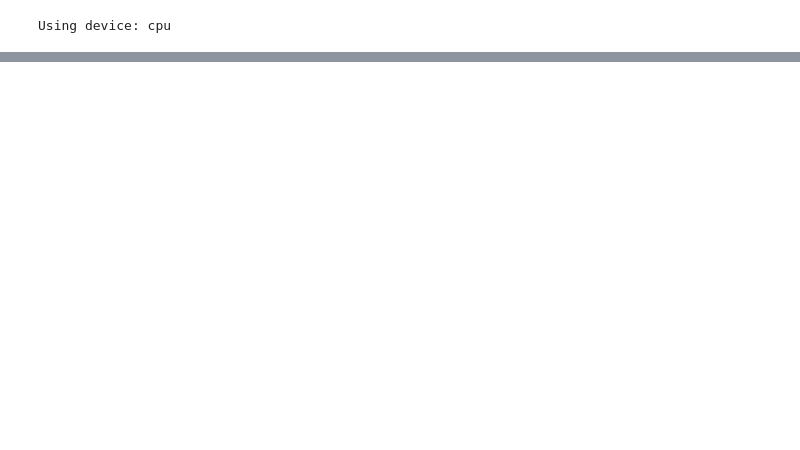
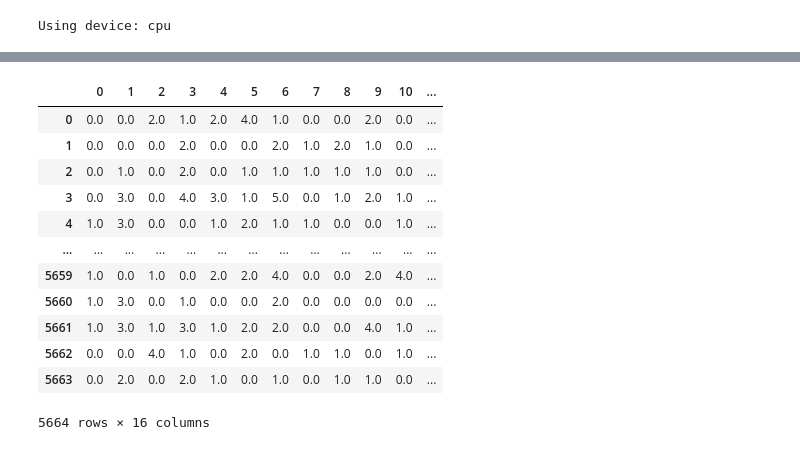
Before and after one commit to theislab/mubind, a Jupyter notebook: notebooks/13_scatac.ipynb, the cells around one changed output, grey strips where cells are left out. Cells and saved outputs as stored; diff of their text form; code cells hidden in the pictures; blank space fills up the shorter version.

```diff
--- a/notebooks/13_scatac.ipynb
+++ b/notebooks/13_scatac.ipynb
@@ -65,0 +105,19 @@ next_data = next_data.reindex(next_data[next_data.columns[:-1]].sum(axis=1).sort
+# %%
+next_data_sel = next_data[[i for i in range(15)] + ['seq']]
+next_data_sel = next_data_sel[next_data_sel[next_data_sel.columns[:-1]].sum(axis=1) > 10]
+next_data_sel = next_data_sel[next_data_sel['seq'].str.len() == 200].reset_index(drop=True)
+next_data_sel
+# %% [output]
+|  | 0 | 1 | 2 | 3 | 4 | 5 | 6 | 7 | 8 | 9 | 10 | ... |
+| 0 | 0.0 | 0.0 | 2.0 | 1.0 | 2.0 | 4.0 | 1.0 | 0.0 | 0.0 | 2.0 | 0.0 | ... |
+| 1 | 0.0 | 0.0 | 0.0 | 2.0 | 0.0 | 0.0 | 2.0 | 1.0 | 2.0 | 1.0 | 0.0 | ... |
+| 2 | 0.0 | 1.0 | 0.0 | 2.0 | 0.0 | 1.0 | 1.0 | 1.0 | 1.0 | 1.0 | 0.0 | ... |
+| 3 | 0.0 | 3.0 | 0.0 | 4.0 | 3.0 | 1.0 | 5.0 | 0.0 | 1.0 | 2.0 | 1.0 | ... |
+| 4 | 1.0 | 3.0 | 0.0 | 0.0 | 1.0 | 2.0 | 1.0 | 1.0 | 0.0 | 0.0 | 1.0 | ... |
+| ... | ... | ... | ... | ... | ... | ... | ... | ... | ... | ... | ... | ... |
+| 5659 | 1.0 | 0.0 | 1.0 | 0.0 | 2.0 | 2.0 | 4.0 | 0.0 | 0.0 | 2.0 | 4.0 | ... |
+| 5660 | 1.0 | 3.0 | 0.0 | 1.0 | 0.0 | 0.0 | 2.0 | 0.0 | 0.0 | 0.0 | 0.0 | ... |
+| 5661 | 1.0 | 3.0 | 1.0 | 3.0 | 1.0 | 2.0 | 2.0 | 0.0 | 0.0 | 4.0 | 1.0 | ... |
+| 5662 | 0.0 | 0.0 | 4.0 | 1.0 | 0.0 | 2.0 | 0.0 | 1.0 | 1.0 | 0.0 | 1.0 | ... |
+| 5663 | 0.0 | 2.0 | 0.0 | 2.0 | 1.0 | 0.0 | 1.0 | 0.0 | 1.0 | 1.0 | 0.0 | ... |
+5664 rows × 16 columns
```
Also changed, not shown: parts of 26 cells of this notebook.
